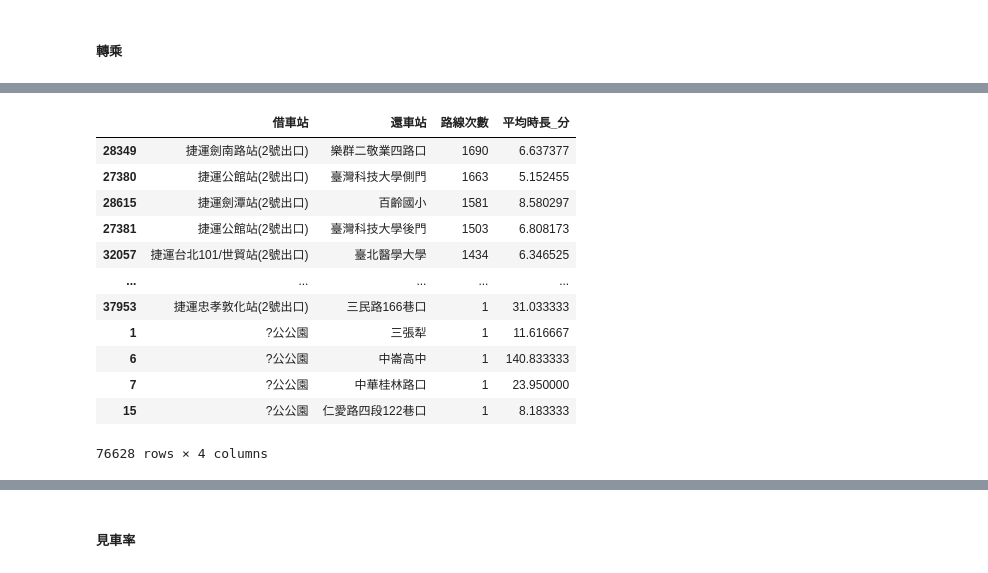
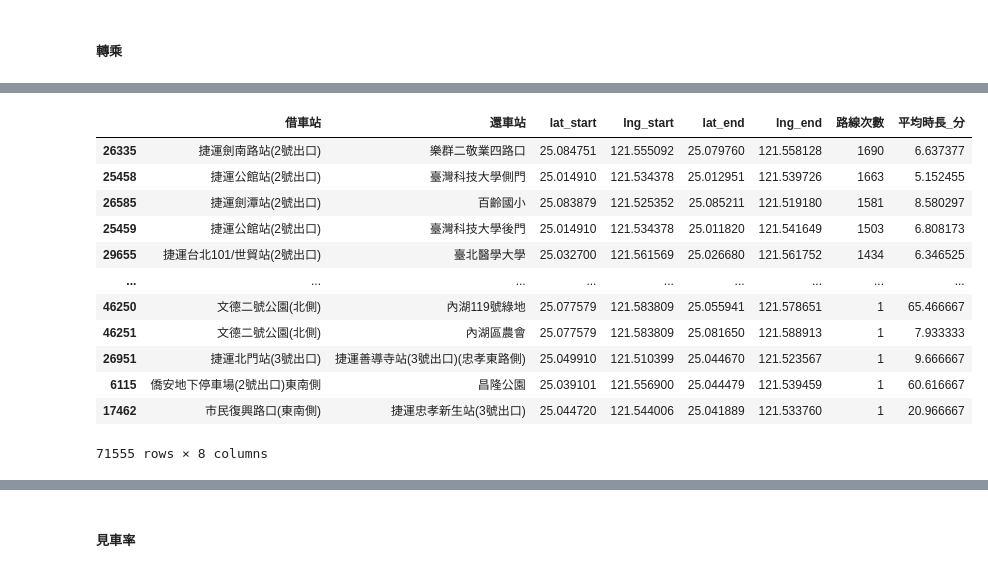
Before and after one commit to chiwei82/sandbox, a Jupyter notebook: project/DA/insight.ipynb, the cells around one changed output, grey strips where cells are left out. Saved outputs shown, nothing was run; the diff lists cells and outputs as text; code cells hidden in the pictures.

```diff
--- a/project/DA/insight.ipynb
+++ b/project/DA/insight.ipynb
@@ -37,6 +46,25 @@ def get_lat_lon(df,from_stop,to_stop):
     .merge(sna_loc, left_on=f"{to_stop}", right_on="sna")\
     .rename(columns={"lat":"lat_end","lng":"lng_end"})\
     .drop(columns="sna")
+# %%
+from shapely.geometry import Point
+
+districts = gpd.read_file(r'D:\sandbox_git\project\map_application\static\geojson\OSM_DATA.geojson')
+
+def get_distric(data,lng_start="lng_start",lat_start="lat_start",districts = districts):
+    # 將經緯度轉換為 Point 物件，並放入 GeoDataFrame 中
+    geometry = [Point(xy) for xy in zip(data[f'{lng_start}'], data[f'{lat_start}'])]
+    geo_data = gpd.GeoDataFrame(data, geometry=geometry)
+
+    # 設定 CRS (坐標參考系統)，這裡假設是 WGS84 (EPSG:4326)
+    geo_data.set_crs(epsg=4326, inplace=True)
+    districts.set_crs(epsg=4326, inplace=True)
+
+    joined_data = gpd.sjoin(geo_data, districts, how='left', op='within')
+
+    geo_data['district_name'] = joined_data['name']
+
+    return geo_data
 # %% [markdown]
 ##### 變化率GIF圖
 # %%
@@ -240,7 +200,7 @@ See the caveats in the documentation: https://pandas.pydata.org/pandas-docs/stab
 ##### 週末起訖站點
 # %%
 # 讀取 GeoJSON 檔案
-gdf = gpd.read_file('warehouse\週間起訖站點統計_202307.geojson')\
+gdf = gpd.read_file('warehouse\週末起訖站點統計_202307.geojson')\
         .sort_values(by=["on_stop_id","off_stop_id"])\
             .reset_index()\
                 .drop(columns="index")
@@ -520,5 +777,7 @@ df["還車時間"] = pd.to_datetime(df["還車時間"])
 df["租借時數"] = df["租借時數"].astype('str')
 df["租借秒數"] = pd.to_timedelta(df["租借時數"]).dt.total_seconds()
 df.reset_index(inplace=True)
+# %%
+df = get_distric(get_lat_lon(df,"借車站","還車站"))
 # %%
 df
@@ -555,22 +784,22 @@ get_distric(get_lat_lon(df,"借車站","還車站"))
 # %%
-routes_pattern = df.groupby(["借車站", "還車站"], as_index=False)\
+routes_pattern = df.groupby(["借車站", "還車站",'lat_start', 'lng_start', 'lat_end', 'lng_end'], as_index=False)\
     .agg(路線次數=("index", "nunique"),
          平均秒數=("租借秒數","mean"))\
         .sort_values("路線次數",ascending=False)
 routes_pattern["平均時長_分"] = routes_pattern['平均秒數'] / 60
 routes_pattern = routes_pattern.drop(columns="平均秒數")
 routes_pattern
 # %% [output]
-|  | 借車站 | 還車站 | 路線次數 | 平均時長_分 |
-| 28349 | 捷運劍南路站(2號出口) | 樂群二敬業四路口 | 1690 | 6.637377 |
-| 27380 | 捷運公館站(2號出口) | 臺灣科技大學側門 | 1663 | 5.152455 |
-| 28615 | 捷運劍潭站(2號出口) | 百齡國小 | 1581 | 8.580297 |
-| 27381 | 捷運公館站(2號出口) | 臺灣科技大學後門 | 1503 | 6.808173 |
-| 32057 | 捷運台北101/世貿站(2號出口) | 臺北醫學大學 | 1434 | 6.346525 |
-| ... | ... | ... | ... | ... |
-| 37953 | 捷運忠孝敦化站(2號出口) | 三民路166巷口 | 1 | 31.033333 |
-| 1 | ?公公園 | 三張犁 | 1 | 11.616667 |
-| 6 | ?公公園 | 中崙高中 | 1 | 140.833333 |
-| 7 | ?公公園 | 中華桂林路口 | 1 | 23.950000 |
-| 15 | ?公公園 | 仁愛路四段122巷口 | 1 | 8.183333 |
+|  | 借車站 | 還車站 | lat_start | lng_start | lat_end | lng_end | 路線次數 | 平均時長_分 |
+| 26335 | 捷運劍南路站(2號出口) | 樂群二敬業四路口 | 25.084751 | 121.555092 | 25.079760 | 121.558128 | 1690 | 6.637377 |
+| 25458 | 捷運公館站(2號出口) | 臺灣科技大學側門 | 25.014910 | 121.534378 | 25.012951 | 121.539726 | 1663 | 5.152455 |
+| 26585 | 捷運劍潭站(2號出口) | 百齡國小 | 25.083879 | 121.525352 | 25.085211 | 121.519180 | 1581 | 8.580297 |
+| 25459 | 捷運公館站(2號出口) | 臺灣科技大學後門 | 25.014910 | 121.534378 | 25.011820 | 121.541649 | 1503 | 6.808173 |
+| 29655 | 捷運台北101/世貿站(2號出口) | 臺北醫學大學 | 25.032700 | 121.561569 | 25.026680 | 121.561752 | 1434 | 6.346525 |
+| ... | ... | ... | ... | ... | ... | ... | ... | ... |
+| 46250 | 文德二號公園(北側) | 內湖119號綠地 | 25.077579 | 121.583809 | 25.055941 | 121.578651 | 1 | 65.466667 |
+| 46251 | 文德二號公園(北側) | 內湖區農會 | 25.077579 | 121.583809 | 25.081650 | 121.588913 | 1 | 7.933333 |
+| 26951 | 捷運北門站(3號出口) | 捷運善導寺站(3號出口)(忠孝東路側) | 25.049910 | 121.510399 | 25.044670 | 121.523567 | 1 | 9.666667 |
+| 6115 | 僑安地下停車場(2號出口)東南側 | 昌隆公園 | 25.039101 | 121.556900 | 25.044479 | 121.539459 | 1 | 60.616667 |
+| 17462 | 市民復興路口(東南側) | 捷運忠孝新生站(3號出口) | 25.044720 | 121.544006 | 25.041889 | 121.533760 | 1 | 20.966667 |
-76628 rows × 4 columns
+71555 rows × 8 columns
```
Also changed, not shown: parts of 47 cells of this notebook, 19 other files.
